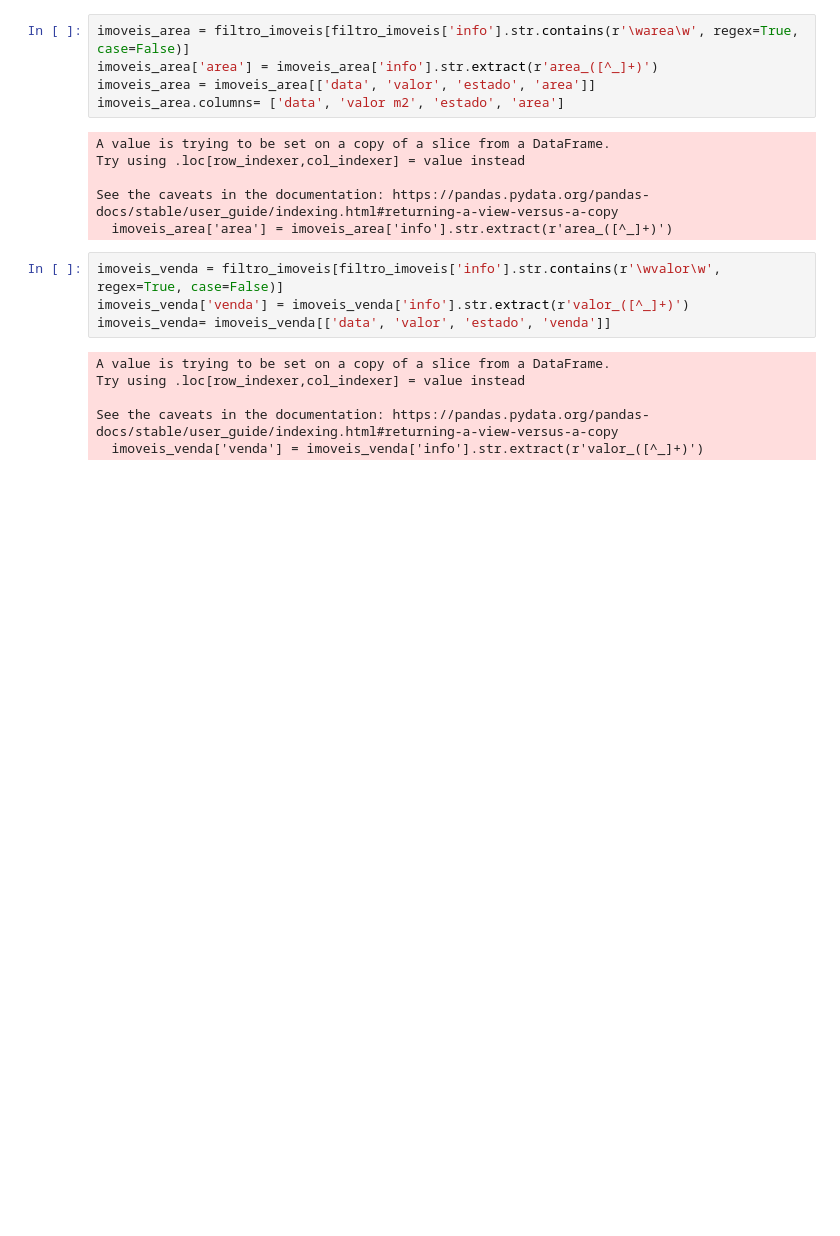
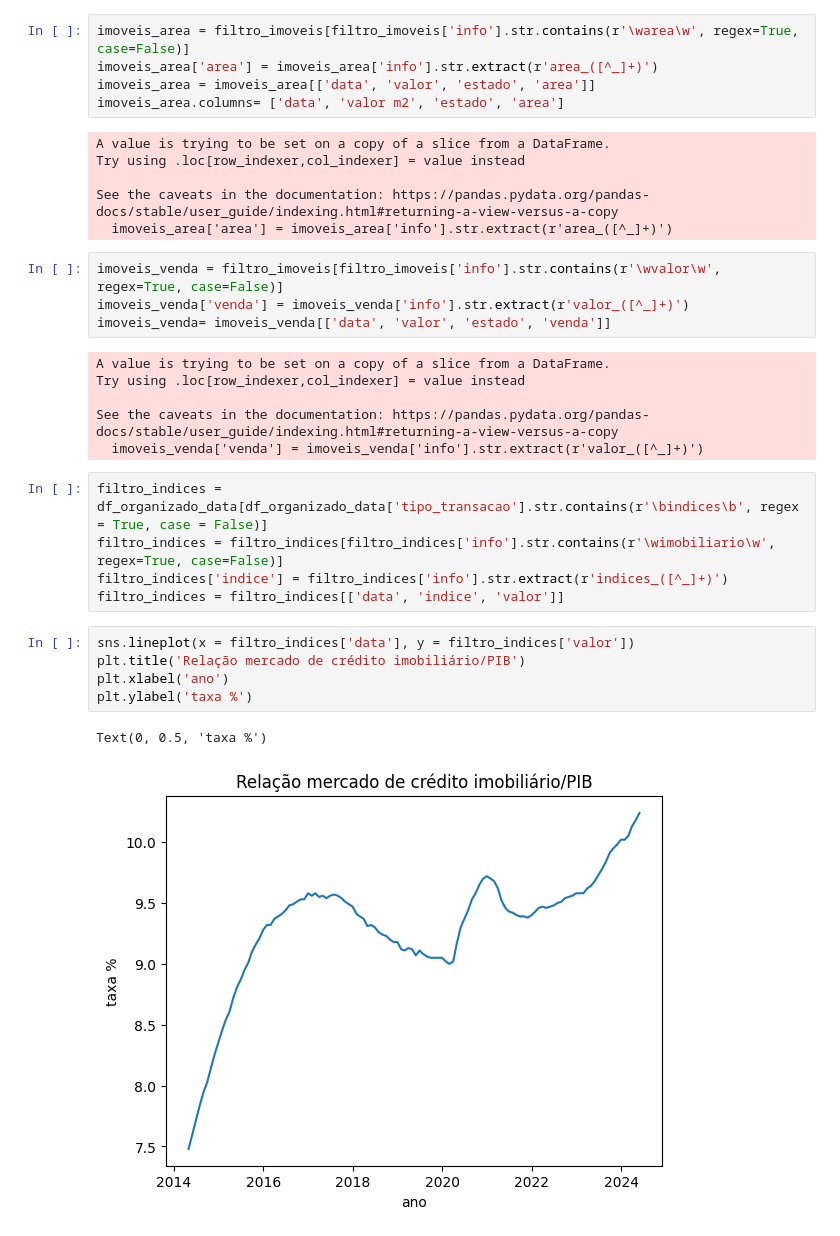
Before and after one commit to Dogix11/projeto_dados_imobiliarios, a Jupyter notebook: analise_imoveis.ipynb, the cells around one changed output. Drawn from its saved outputs; the diff is of its cells as text; blank space fills up the shorter version.

```diff
--- a/analise_imoveis.ipynb
+++ b/analise_imoveis.ipynb
@@ -105,3 +107,16 @@ Try using .loc[row_indexer,col_indexer] = value instead
 
 See the caveats in the documentation: https://pandas.pydata.org/pandas-docs/stable/user_guide/indexing.html#returning-a-view-versus-a-copy
   imoveis_venda['venda'] = imoveis_venda['info'].str.extract(r'valor_([^_]+)')
+# %%
+filtro_indices = df_organizado_data[df_organizado_data['tipo_transacao'].str.contains(r'\bindices\b', regex = True, case = False)]
+filtro_indices = filtro_indices[filtro_indices['info'].str.contains(r'\wimobiliario\w', regex=True, case=False)]
+filtro_indices['indice'] = filtro_indices['info'].str.extract(r'indices_([^_]+)')
+filtro_indices = filtro_indices[['data', 'indice', 'valor']]
+# %%
+sns.lineplot(x = filtro_indices['data'], y = filtro_indices['valor'])
+plt.title('Relação mercado de crédito imobiliário/PIB')
+plt.xlabel('ano')
+plt.ylabel('taxa %')
+# %% [output]
+Text(0, 0.5, 'taxa %')
+[figure, added]
```
Also changed, not shown: parts of 10 cells of this notebook.
